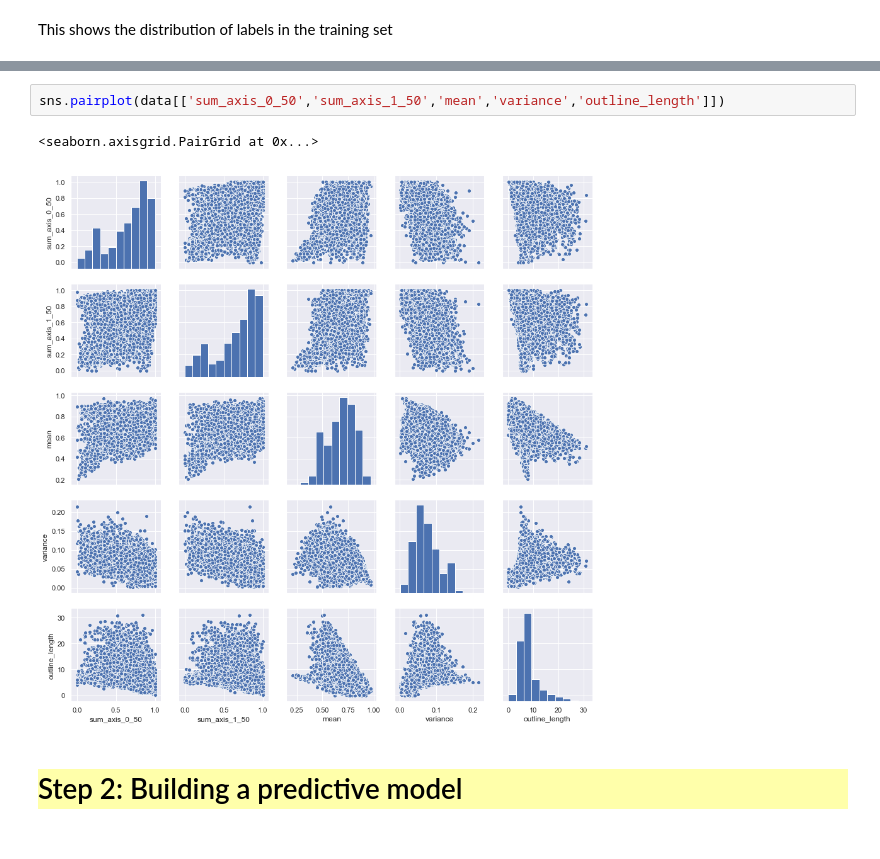
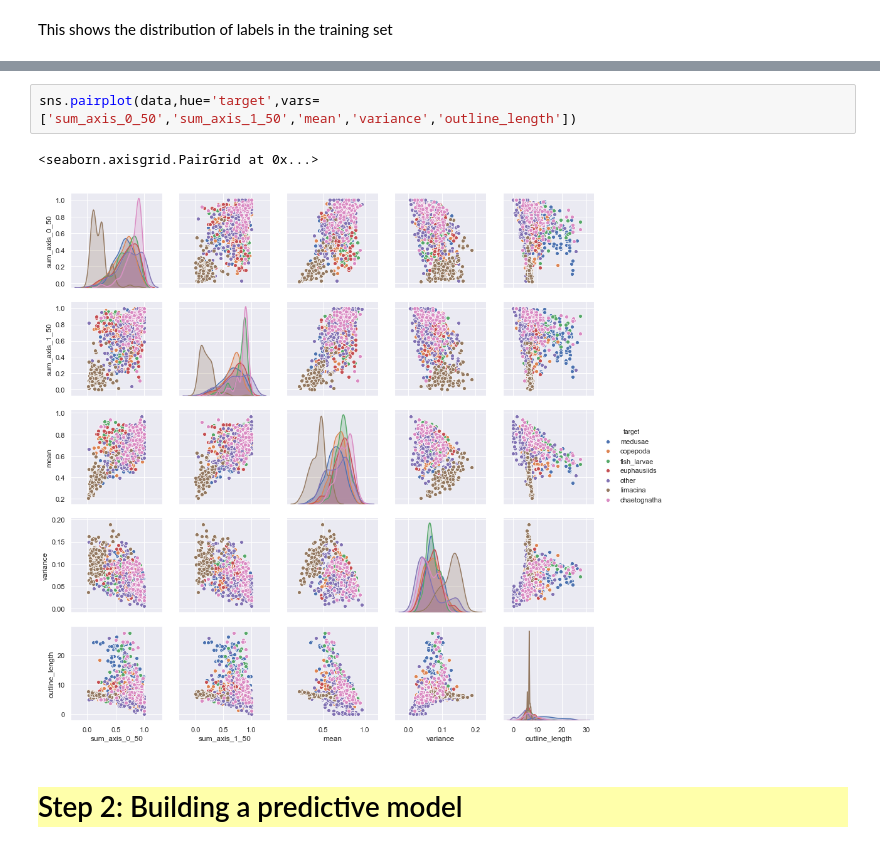
Before and after one commit to Tahkare/Projet-AIC, a Jupyter notebook: starting_kit/README.ipynb, the cells around one changed output, grey strips where cells are left out. Cells and saved outputs as stored; diff of their text form.

```diff
--- a/starting_kit/README.ipynb
+++ b/starting_kit/README.ipynb
@@ -155,8 +152,8 @@ data[['sum_axis_0_50','sum_axis_1_50','mean','variance', 'outline_length']].hist
 # %%
-sns.pairplot(data[['sum_axis_0_50','sum_axis_1_50','mean','variance','outline_length']])
+sns.pairplot(data,hue='target',vars=['sum_axis_0_50','sum_axis_1_50','mean','variance','outline_length'])
 # %% [output]
 <seaborn.axisgrid.PairGrid at 0x...>
-[figure, old version]
+[figure, new version]
 # %% [markdown]
 <div style="background:#FFFFAA">
 <h1>Step 2: Building a predictive model</h1>
```
Also changed, not shown: parts of 6 cells of this notebook.
